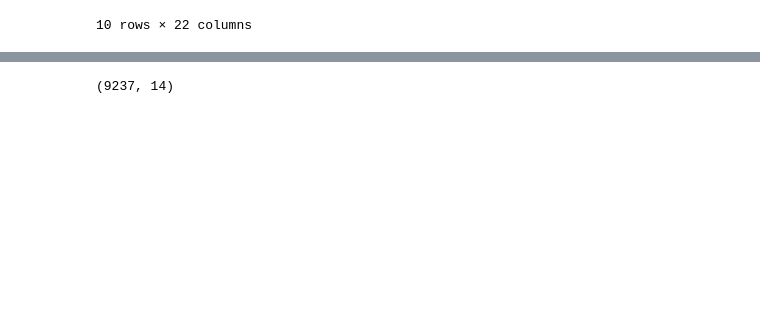
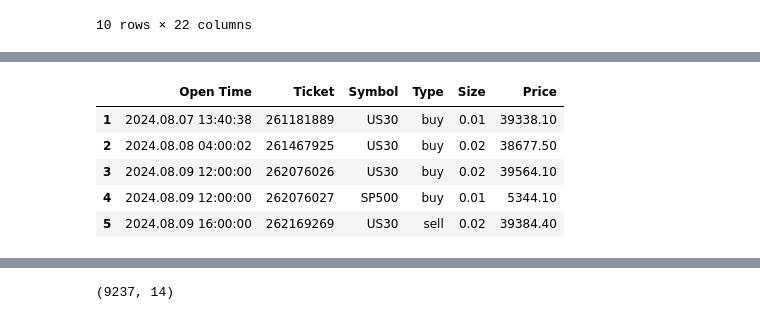
Before and after one commit to scimmione1/converter, a Jupyter notebook: 01_convert_mt4_html_detailed_statement_to_clean_excel.ipynb, the cells around one changed output, grey strips where cells are left out. Saved outputs shown, nothing was run; the diff lists cells and outputs as text; code cells hidden in the pictures; blank space fills up the shorter version.

```diff
--- a/01_convert_mt4_html_detailed_statement_to_clean_excel.ipynb
+++ b/01_convert_mt4_html_detailed_statement_to_clean_excel.ipynb
@@ -154,6 +148,14 @@ correct_names = ['Time', 'Position', 'Symbol', 'Type', 'Volume', 'Price', 'S / L
 # %%
 """
 Check case by case the following conditions:
 """
 # rename columns from wrong_names to correct_names
-df = df.rename(columns={
+df = df.rename(columns=dict(zip(wrong_names, correct_names)))
+df.head()
+# %% [output]
+|  | Open Time | Ticket | Symbol | Type | Size | Price |
+| 1 | 2024.08.07 13:40:38 | 261181889 | US30 | buy | 0.01 | 39338.10 |
+| 2 | 2024.08.08 04:00:02 | 261467925 | US30 | buy | 0.02 | 38677.50 |
+| 3 | 2024.08.09 12:00:00 | 262076026 | US30 | buy | 0.02 | 39564.10 |
+| 4 | 2024.08.09 12:00:00 | 262076027 | SP500 | buy | 0.01 | 5344.10 |
+| 5 | 2024.08.09 16:00:00 | 262169269 | US30 | sell | 0.02 | 39384.40 |
```
Also changed, not shown: parts of 18 cells of this notebook, 1 other file.
